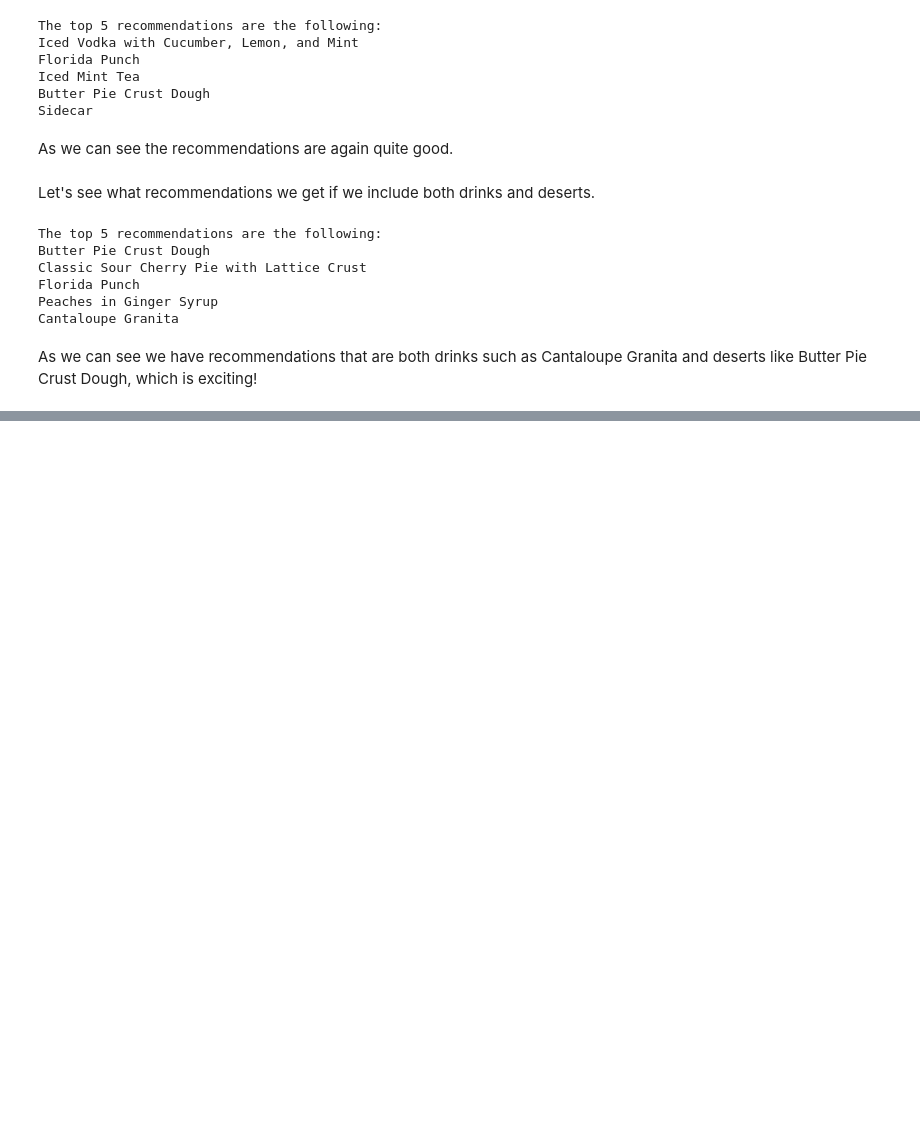
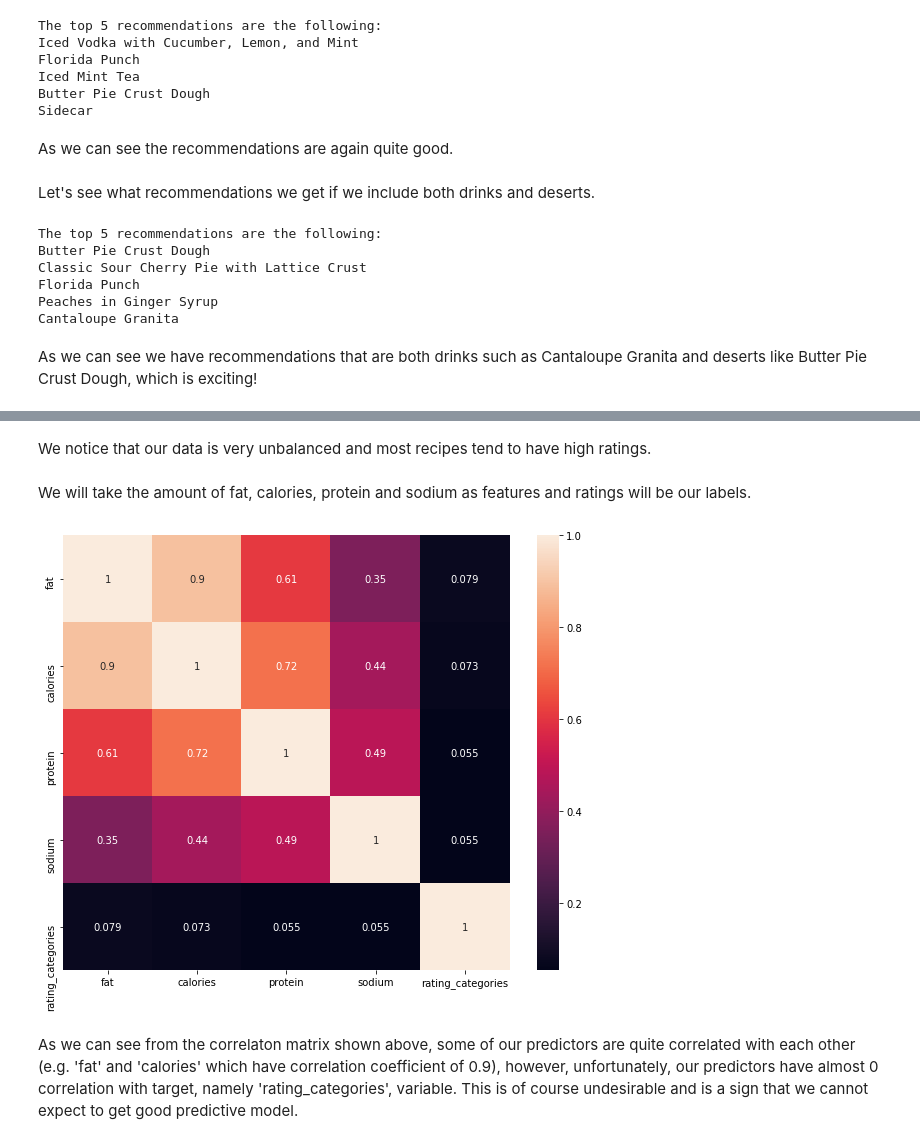
Before and after one commit to Davit98/NTDS-Project, a Jupyter notebook: Data Exploitation.ipynb, the cells around one changed output, grey strips where cells are left out. Saved outputs shown, nothing was run; the diff lists cells and outputs as text; code cells hidden in the pictures; blank space fills up the shorter version.

Commit message:
finalize data exploitation

```diff
--- a/Data Exploitation.ipynb
+++ b/Data Exploitation.ipynb
@@ -392,4 +507,16 @@ from scipy.sparse import csgraph
+# %% [markdown]
+We notice that our data is very unbalanced and most recipes tend to have high ratings.
+# %% [markdown]
+We will take the amount of fat, calories, protein and sodium as features and ratings will be our labels.
 # %%
 features = data_recipe[['fat','calories','protein','sodium']]
 labels = data_recipe.rating_categories
+# %%
+plt.figure(figsize=(10, 8))
+sns.heatmap(data_recipe[['fat','calories','protein','sodium', 'rating_categories']].corr(), annot=True)
+plt.show()
+# %% [output]
+[figure, added]
+# %% [markdown]
+As we can see from the correlaton matrix shown above, some of our predictors are quite correlated with each other (e.g. 'fat' and 'calories' which have correlation coefficient of 0.9), however, unfortunately, our predictors have almost 0 correlation with target, namely 'rating_categories', variable. This is of course undesirable and is a sign that we cannot expect to get good predictive model.
 # %%
```
Also changed, not shown: parts of 58 cells of this notebook.
